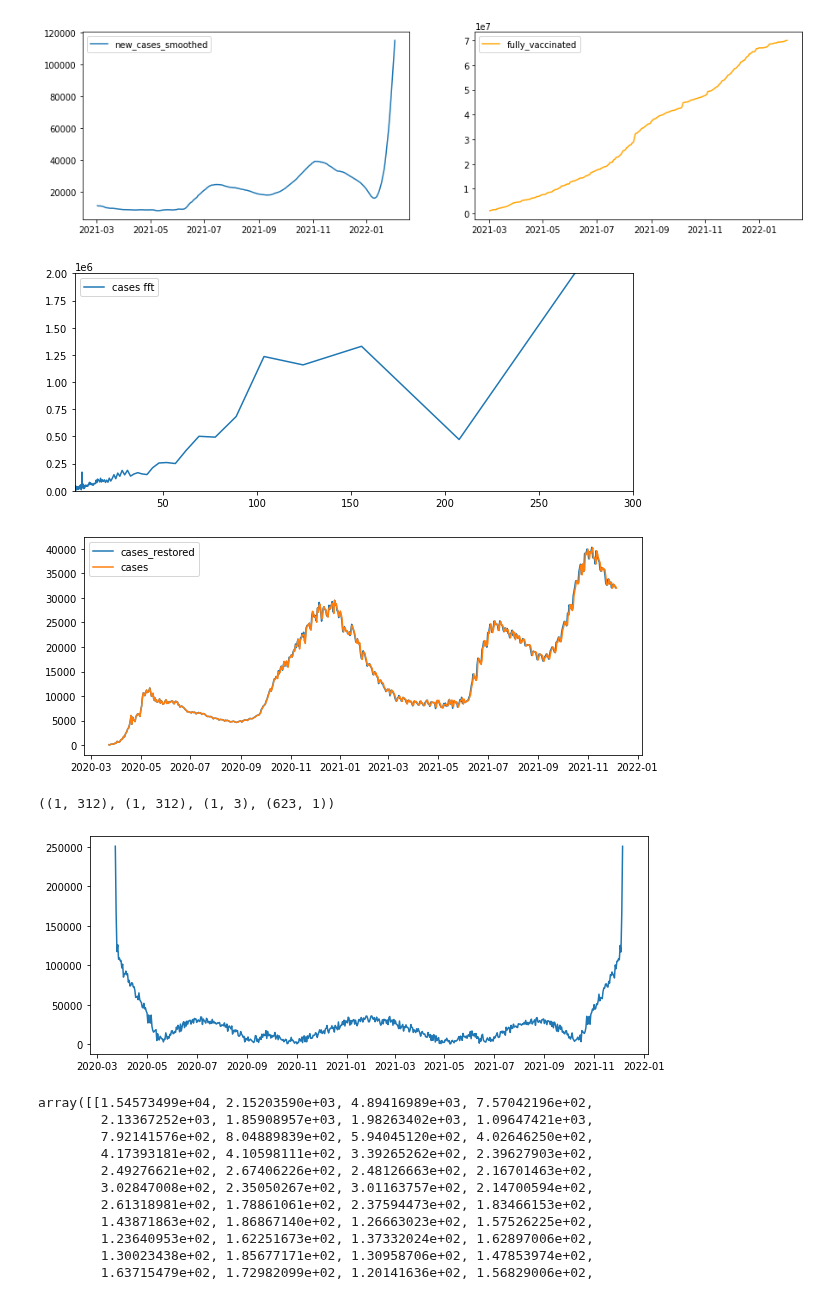
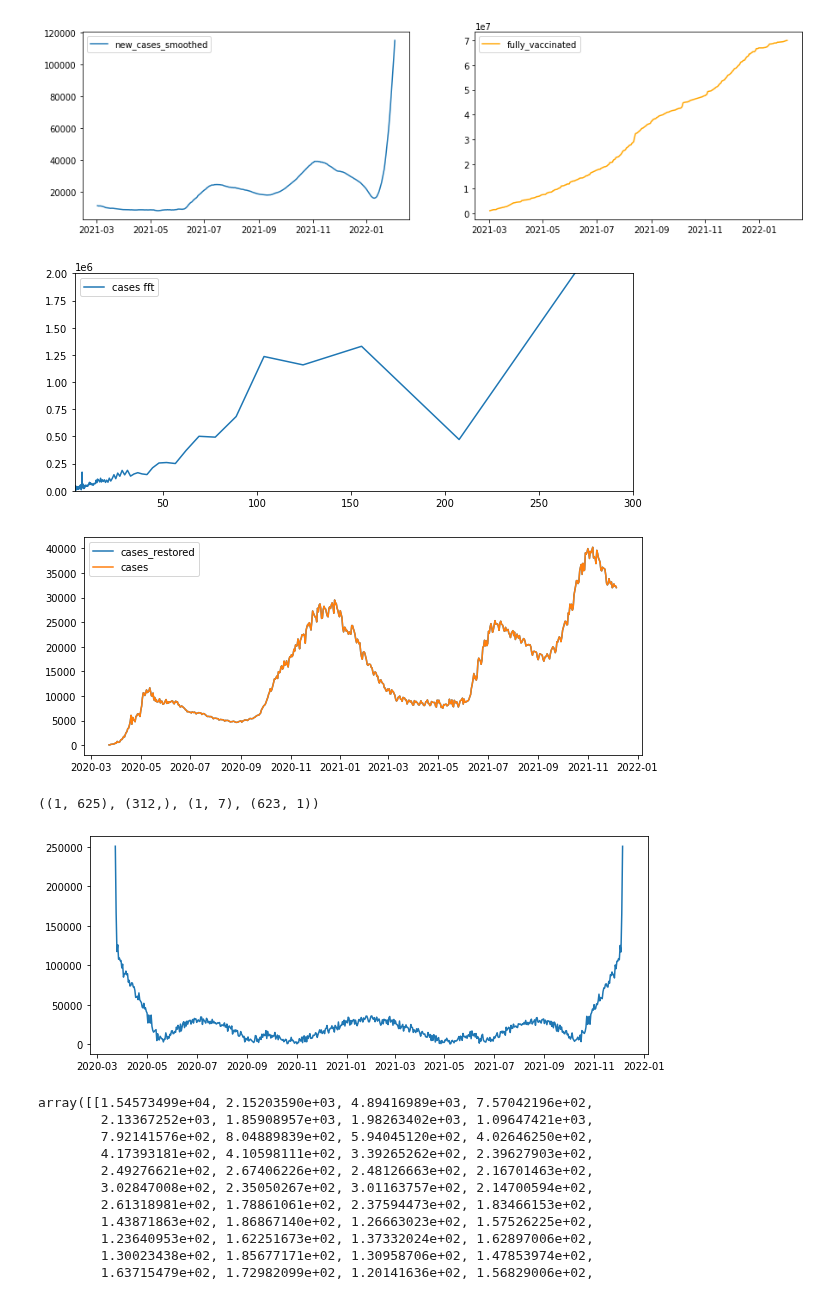
Before and after one commit to akitim/comptech-winter-school-2022_covid19-prediction, a Jupyter notebook: model.ipynb, the cells around one changed output. Cells and saved outputs as stored; diff of their text form; code cells hidden in the pictures.

```diff
--- a/model.ipynb
+++ b/model.ipynb
@@ -115,46 +115,49 @@ cases = get_cases(60)['Russia']['history']
 # %%
 x = cases.index
 y = cases.values
 n = cases.shape[0]
 
-cases_rfft = rfft(y) #[1:]
-cases_freq = rfftfreq(n=n, d=1)
+cases_fft = fft(y) #[1:]
+cases_freq = fftfreq(n=n, d=1)
 cases_freq[0] = 1/36500 # 1 цикл в 100 лет - просто некоторый большой период
 cases_period = 1 / cases_freq
 # print(cases_period.shape)
 # cases_fft
 # assert(cases_rfft.shape == x[1:].shape)
 # cases_rfft[np.abs(cases_period - 7) <= 5] *= 0
 
 plt.figure(figsize=(10, 4))
-plt.plot(cases_period, np.abs(cases_rfft));
+plt.plot(cases_period, np.abs(cases_fft));
 ax = plt.gca()
 ax.set_ylim((0, 2e6))
 ax.set_xlim((3, 300))
 ax.legend(loc='upper left', labels=['cases fft'])
 plt.show();
 
 plt.figure(figsize=(10, 4))
 
-cases_rest = irfft(cases_rfft[:])
+cases_rest = ifft(cases_fft[:])
 plt.plot(x[:cases_rest.shape[0]], cases_rest, label='cases_restored');
 
 plt.plot(x, y, label='cases');
 plt.legend(loc='best');
 
 # plt.xticks(pd.date_range(start="2020-04-01", end="2022-02-01", periods=5));
 # %% [output]
 [figure]
-[figure, old version]
+[figure, new version]
 # %%
-cases_ampls = np.abs(cases_rfft).reshape(1, -1) / n
-cases_phases = np.angle(cases_rfft).reshape(1, -1)
+cases_ampls = np.abs(cases_rfft) #.reshape(1, -1) / n
+cases_phases = np.angle(cases_rfft) #.reshape(1, -1)
+cases_freq = cases_freq #.reshape(1, -1)
+
+cases_ampls = np.asarray((list(cases_ampls[:: -1]) + [0] + list(cases_ampls)))
+cases_freq = np.asarray((list(-cases_freq[:: -1]) + [0] + list(cases_freq)))
+
+cases_ampls = cases_ampls.reshape(1, -1)
 cases_freq = cases_freq.reshape(1, -1)
 
 t = np.asarray([d.days for d in x - x[0]]).reshape(-1, 1)
-
-cases_ampls = np.asarray((list(cases_ampls[:: -1]) + [0] + list(cases_ampls)))
-cases_freq = np.asarray((list(-cases_freq[:: -1]) + [0] + list(cases_freq)))
 
 # cases_harm = np.abs((cases_ampls*np.exp(t @ cases_freq * 2j * np.pi + cases_phases)).sum(axis=1))
 
@@ -162,7 +165,7 @@ plt.figure(figsize=(10, 4));
 plt.plot(x, cases_harm);
 cases_ampls.shape, cases_phases.shape, cases_freq.shape, t.shape
 # %% [output]
-((1, 312), (1, 312), (1, 3), (623, 1))
+((1, 625), (312,), (1, 7), (623, 1))
 [figure]
 # %%
 cases_ampls[:: -1]
```
Also changed, not shown: parts of 1 cell of this notebook.
